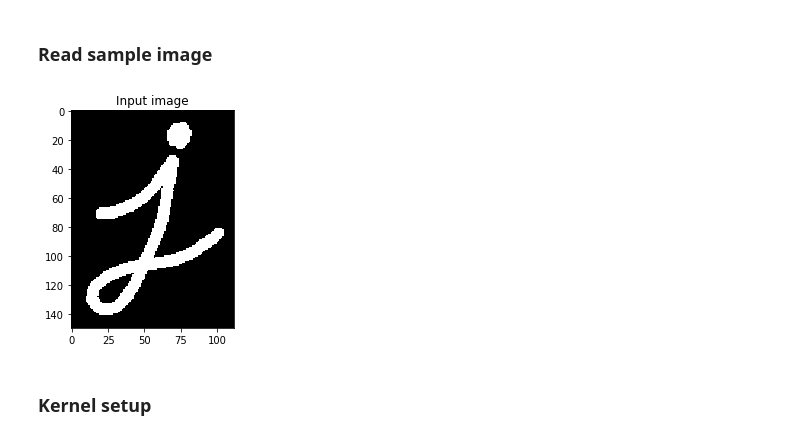
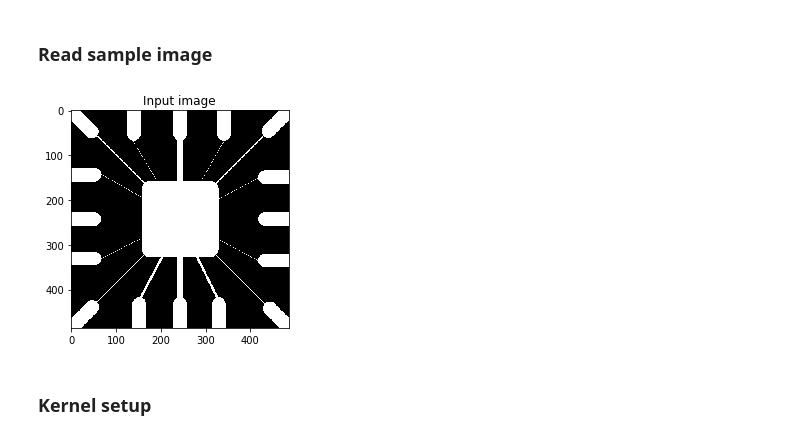
Before and after one commit to lavolpenoire/DIP, a Jupyter notebook: Lab5.ipynb, the cells around one changed output. Drawn from its saved outputs; the diff is of its cells as text; code cells hidden in the pictures.

Commit message:
Added most images from DIP book for Lab5
Signed-off-by: Viacheslav Stadnichuk <v.stadnichuk@globallogic.com>

```diff
--- a/Lab5.ipynb
+++ b/Lab5.ipynb
@@ -11,11 +11,11 @@ import matplotlib.pyplot as plt
 # %% [markdown]
 <h3>Read sample image</h3>
 # %%
-in_img = cv2.imread("./examples/j.png")
+img = cv2.imread("./examples/Fig0905(a).tif")
 # %%
-plt.imshow(in_img, cmap = 'gray'); plt.title('Input image'); plt.show();
+plt.imshow(img); plt.title('Input image'); plt.show();
 # %% [output]
-[figure, old version]
+[figure, new version]
 # %% [markdown]
 <h3>Kernel setup</h3>
 # %%
```
Also changed, not shown: parts of 27 cells of this notebook.
